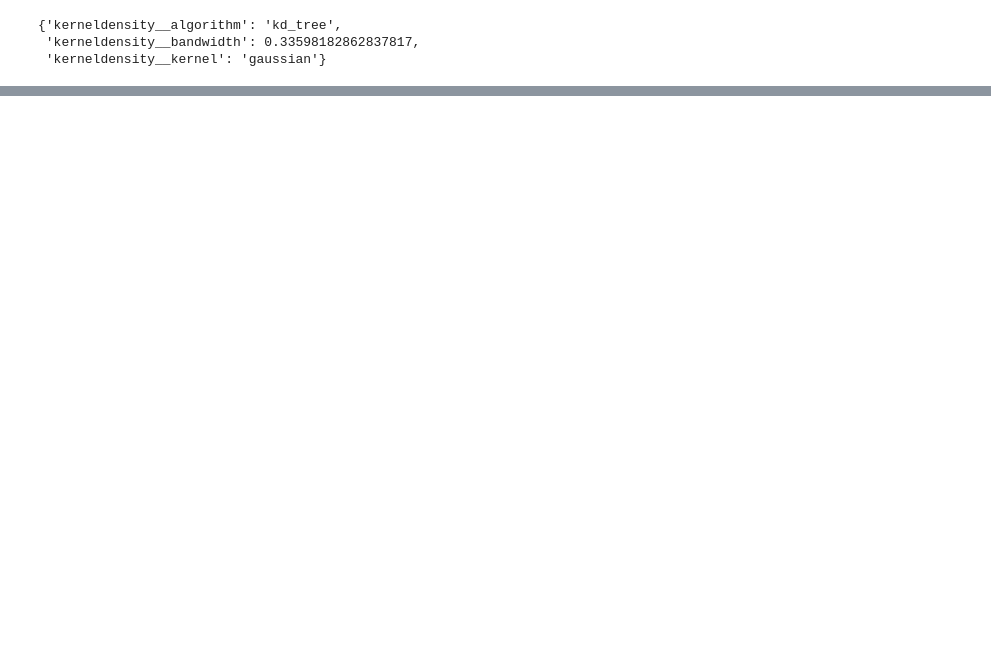
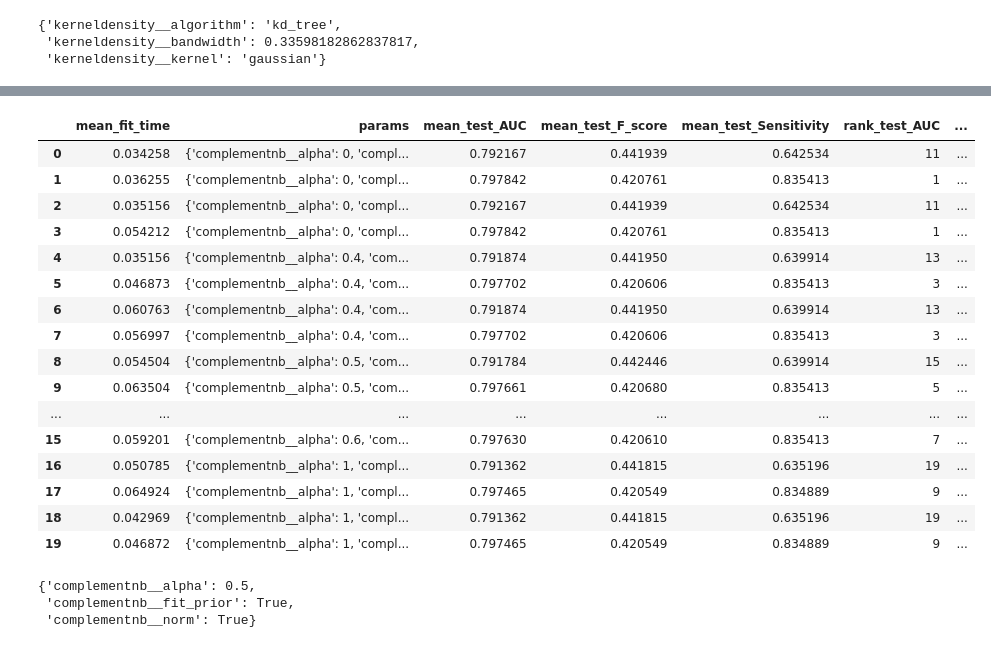
Before and after one commit to lkarol00/simulacion, a Jupyter notebook: Proyecto Semestre.ipynb, the cells around one changed output, grey strips where cells are left out. Drawn from its saved outputs; the diff is of its cells as text; code cells hidden in the pictures; blank space fills up the shorter version.

```diff
--- a/Proyecto Semestre.ipynb
+++ b/Proyecto Semestre.ipynb
@@ -365,16 +565,17 @@ from sklearn.neural_network import MLPClassifier
 
 scoring = {'AUC': 'roc_auc', 'F-score': 'f1', 'Sensitivity': make_scorer(recall_score)}
 parameters = {
-    'hidden_layer_sizes': np.arange(10, 40),
-    'max_iter': (250, 500, 800)
-    'activation': ('identity', 'logistic', 'tanh', 'relu'),
-    'solver': ['sgd', 'adam'],
-    'alpha': 10.0 ** -np.arange(0.5, 2),
-    'learning_rate': ('constant','adaptive'),
+    'mlpclassifier__hidden_layer_sizes': ((70, 20), (70, 30), (70, 40)),
+    'mlpclassifier__max_iter': (250, 500, 700),
+    'mlpclassifier__activation': ('identity', 'logistic', 'tanh', 'relu'),
+    'mlpclassifier__solver': ('sgd', 'adam'),
+    'mlpclassifier__alpha': (0.001,0.003, 0.01,0.03, 0.1, 0.3),
+    'mlpclassifier__learning_rate': ('constant','adaptive'),
+    'mlpclassifier__random_state':[0]
 }
 
 pp = make_pipeline(StandardScaler(), MLPClassifier())
 
 gs = GridSearchCV(pp, parameters, cv=skf, scoring=scoring, refit='AUC', return_train_score=True, n_jobs=-1, verbose=10)
-gs.fit(X_train, y_train)
+gs.fit(X, Y)
 results = gs.cv_results_
@@ -415,0 +599,16 @@ modelo_gs2.fit(X_train, Y_train)
+# %%
+from sklearn.naive_bayes import ComplementNB
+from sklearn.preprocessing import MinMaxScaler
+
+scoring = {'AUC': 'roc_auc', 'F-score': 'f1', 'Sensitivity': make_scorer(recall_score)}
+parameters = {
+    'complementnb__alpha': [0, 0.4, 0.5, 0.6, 1],
+    'complementnb__fit_prior': (True, False),
+    'complementnb__norm': (True, False)
+}
+
+pp = make_pipeline(MinMaxScaler(), ComplementNB())
+
+gs = GridSearchCV(pp, parameters, cv=skf, scoring=scoring, refit='F-score', return_train_score=True, n_jobs=-1, verbose=10)
+gs.fit(X, Y)
+results = gs.cv_results_
@@ -415,0 +627,4 @@ modelo_gs2.fit(X_train, Y_train)
+# %%
+results_cnb = gs.cv_results_
+data = pandas.DataFrame(results_cnb)
+data
@@ -415,0 +650,27 @@ modelo_gs2.fit(X_train, Y_train)
+# %%
+table_cnb = make_table(data)
+table_cnb
+# %% [output]
+|  | mean_fit_time | params | mean_test_AUC | mean_test_F_score | mean_test_Sensitivity | rank_test_AUC | ... |
+| 0 | 0.034258 | {'complementnb__alpha': 0, 'compl... | 0.792167 | 0.441939 | 0.642534 | 11 | ... |
+| 1 | 0.036255 | {'complementnb__alpha': 0, 'compl... | 0.797842 | 0.420761 | 0.835413 | 1 | ... |
+| 2 | 0.035156 | {'complementnb__alpha': 0, 'compl... | 0.792167 | 0.441939 | 0.642534 | 11 | ... |
+| 3 | 0.054212 | {'complementnb__alpha': 0, 'compl... | 0.797842 | 0.420761 | 0.835413 | 1 | ... |
+| 4 | 0.035156 | {'complementnb__alpha': 0.4, 'com... | 0.791874 | 0.441950 | 0.639914 | 13 | ... |
+| 5 | 0.046873 | {'complementnb__alpha': 0.4, 'com... | 0.797702 | 0.420606 | 0.835413 | 3 | ... |
+| 6 | 0.060763 | {'complementnb__alpha': 0.4, 'com... | 0.791874 | 0.441950 | 0.639914 | 13 | ... |
+| 7 | 0.056997 | {'complementnb__alpha': 0.4, 'com... | 0.797702 | 0.420606 | 0.835413 | 3 | ... |
+| 8 | 0.054504 | {'complementnb__alpha': 0.5, 'com... | 0.791784 | 0.442446 | 0.639914 | 15 | ... |
+| 9 | 0.063504 | {'complementnb__alpha': 0.5, 'com... | 0.797661 | 0.420680 | 0.835413 | 5 | ... |
+| ... | ... | ... | ... | ... | ... | ... | ... |
+| 15 | 0.059201 | {'complementnb__alpha': 0.6, 'com... | 0.797630 | 0.420610 | 0.835413 | 7 | ... |
+| 16 | 0.050785 | {'complementnb__alpha': 1, 'compl... | 0.791362 | 0.441815 | 0.635196 | 19 | ... |
+| 17 | 0.064924 | {'complementnb__alpha': 1, 'compl... | 0.797465 | 0.420549 | 0.834889 | 9 | ... |
+| 18 | 0.042969 | {'complementnb__alpha': 1, 'compl... | 0.791362 | 0.441815 | 0.635196 | 19 | ... |
+| 19 | 0.046872 | {'complementnb__alpha': 1, 'compl... | 0.797465 | 0.420549 | 0.834889 | 9 | ... |
+# %%
+gs.best_params_
+# %% [output]
+{'complementnb__alpha': 0.5,
+ 'complementnb__fit_prior': True,
+ 'complementnb__norm': True}
```
Also changed, not shown: parts of 36 cells of this notebook.
